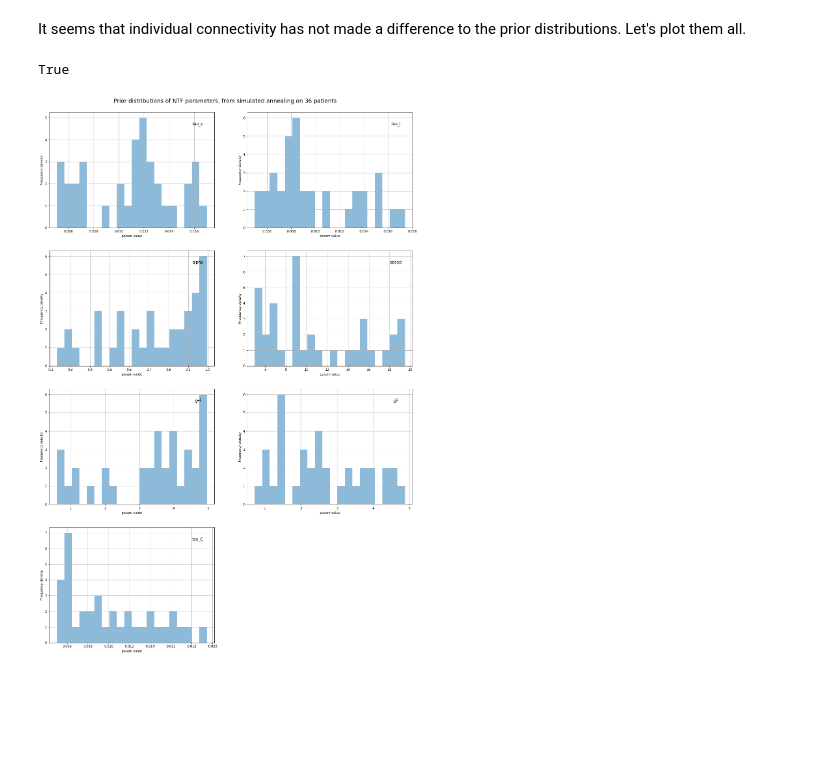
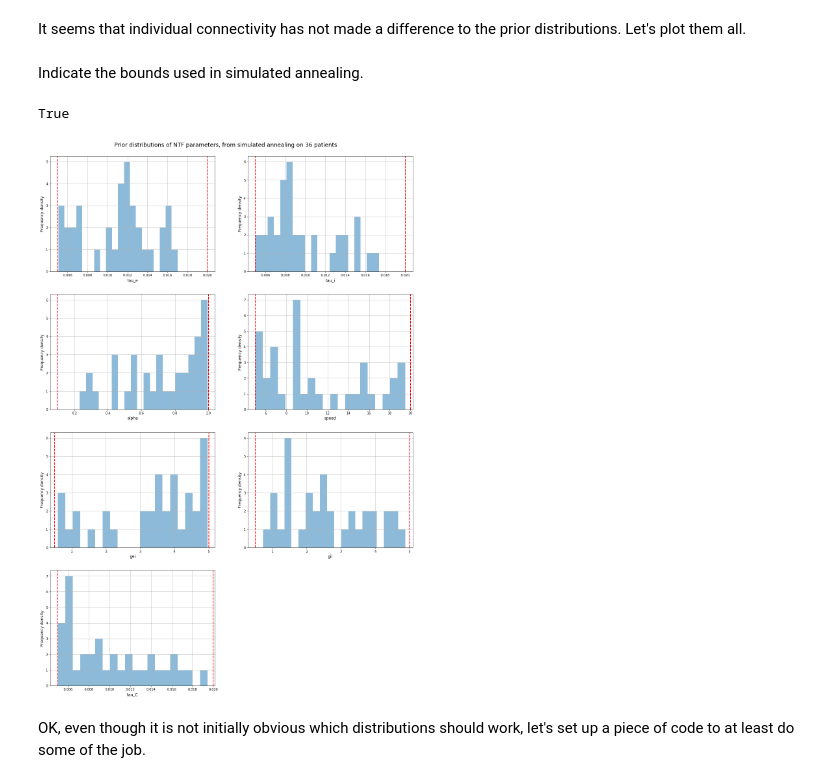
Before and after one commit to Raj-Lab-UCSF/spectrome, a Jupyter notebook: SCFC-spectral-python/SCFC/notebooks/prior-distributions.ipynb, the cells around one changed output. Drawn from its saved outputs; the diff is of its cells as text; code cells hidden in the pictures; blank space fills up the shorter version.

```diff
--- a/SCFC-spectral-python/SCFC/notebooks/prior-distributions.ipynb
+++ b/SCFC-spectral-python/SCFC/notebooks/prior-distributions.ipynb
@@ -195,6 +195,11 @@ It seems that individual connectivity has not made a difference to the prior dis
 param_array = [tau_e, tau_i,alpha,speed,gei,gii,tau_C]
 # %%
 param_name = ['tau_e', 'tau_i','alpha','speed','gei','gii','tau_C']
+# %% [markdown]
+Indicate the bounds used in simulated annealing.
+# %%
+param_lower = [0.005,0.005,0.1,5,0.5,0.5,0.005]
+param_upper = [0.02,0.02,1,20,5,5,0.020]
 # %%
 param_array[0] == tau_e
 # %% [output]
@@ -202,23 +207,27 @@ True
 # %%
 fig3, axes3 = mpl.subplots(4,2, figsize = (20,30))
 ax3 = axes3.ravel()
 fig3.suptitle('Prior distributions of NTF parameters, from simulated annealing on 36 patients', fontsize = 'xx-large', y = 0.9)
 i = 0
 
 
 for i in range(7):
     mpl.sca(ax3[i])
     mpl.hist(param_array[i], 20, alpha = 0.5)
     ax3[i].grid(True)
-    ax3[i].set_ylabel('Frequency density')
-    ax3[i].text(0.9, 0.9,param_name[i],
-     horizontalalignment='center',
-     verticalalignment='center',
-     transform = ax3[i].transAxes, fontsize = 'large')
-    ax3[i].set_xlabel('param value')
+    ax3[i].set_ylabel('Frequency density', fontsize = 'large')
+    #ax3[i].text(0.9, 0.9,param_name[i],
+    # horizontalalignment='center',
+    # verticalalignment='center',
+    # transform = ax3[i].transAxes, fontsize = 'large')
+    ax3[i].set_xlabel(param_name[i], fontsize = 'large')
+    ax3[i].axvline(x=param_lower[i], color='r', linestyle='dashed', linewidth=2)
+    ax3[i].axvline(x=param_upper[i], color='r', linestyle='dashed', linewidth=2)
     i += 1
 mpl.sca(ax3[7])
 ax3[7].set_visible(False)
 fig3.savefig("paramdistributions_HCPconn.pdf", bbox_inches='tight')
 # %% [output]
-[figure, old version]
+[figure, new version]
+# %% [markdown]
+OK, even though it is not initially obvious which distributions should work, let's set up a piece of code to at least do some of the job.
```
Also changed, not shown: parts of 7 cells of this notebook.
